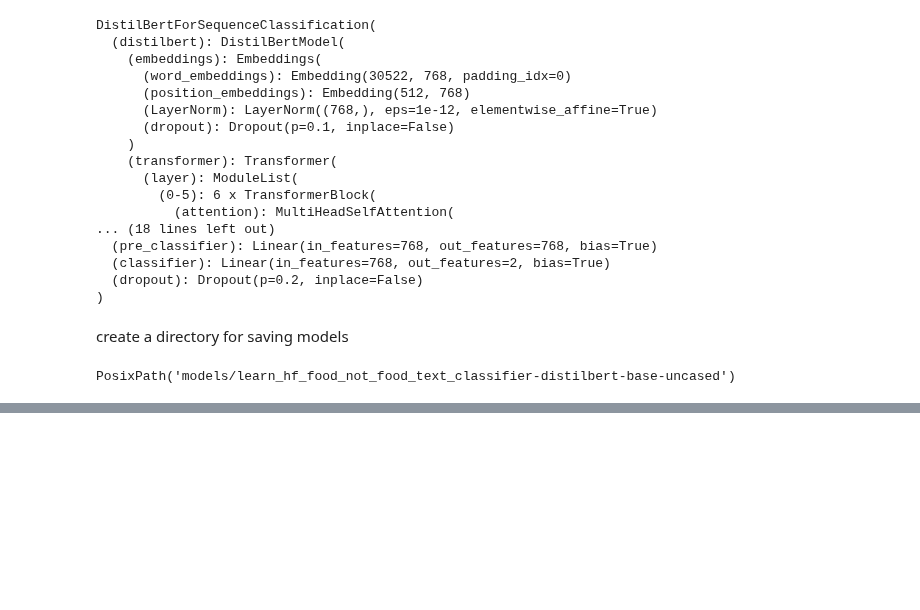
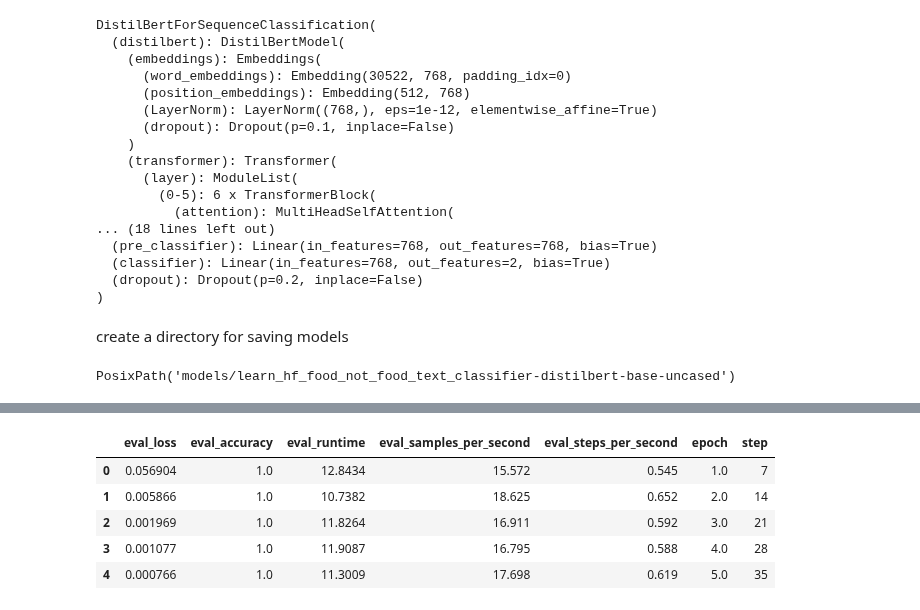
Before and after one commit to tanvircr7/meh, a Jupyter notebook: Text_Classification.ipynb, the cells around one changed output, grey strips where cells are left out. Drawn from its saved outputs; the diff is of its cells as text; code cells hidden in the pictures; blank space fills up the shorter version.

```diff
--- a/Text_Classification.ipynb
+++ b/Text_Classification.ipynb
@@ -433,0 +560,9 @@ PosixPath('models/learn_hf_food_not_food_text_classifier-distilbert-base-uncased
+# %%
+trainer_history_eval_df.head()
+# %% [output]
+|  | eval_loss | eval_accuracy | eval_runtime | eval_samples_per_second | eval_steps_per_second | epoch | step |
+| 0 | 0.056904 | 1.0 | 12.8434 | 15.572 | 0.545 | 1.0 | 7 |
+| 1 | 0.005866 | 1.0 | 10.7382 | 18.625 | 0.652 | 2.0 | 14 |
+| 2 | 0.001969 | 1.0 | 11.8264 | 16.911 | 0.592 | 3.0 | 21 |
+| 3 | 0.001077 | 1.0 | 11.9087 | 16.795 | 0.588 | 4.0 | 28 |
+| 4 | 0.000766 | 1.0 | 11.3009 | 17.698 | 0.619 | 5.0 | 35 |
```
Also changed, not shown: parts of 59 cells of this notebook.
